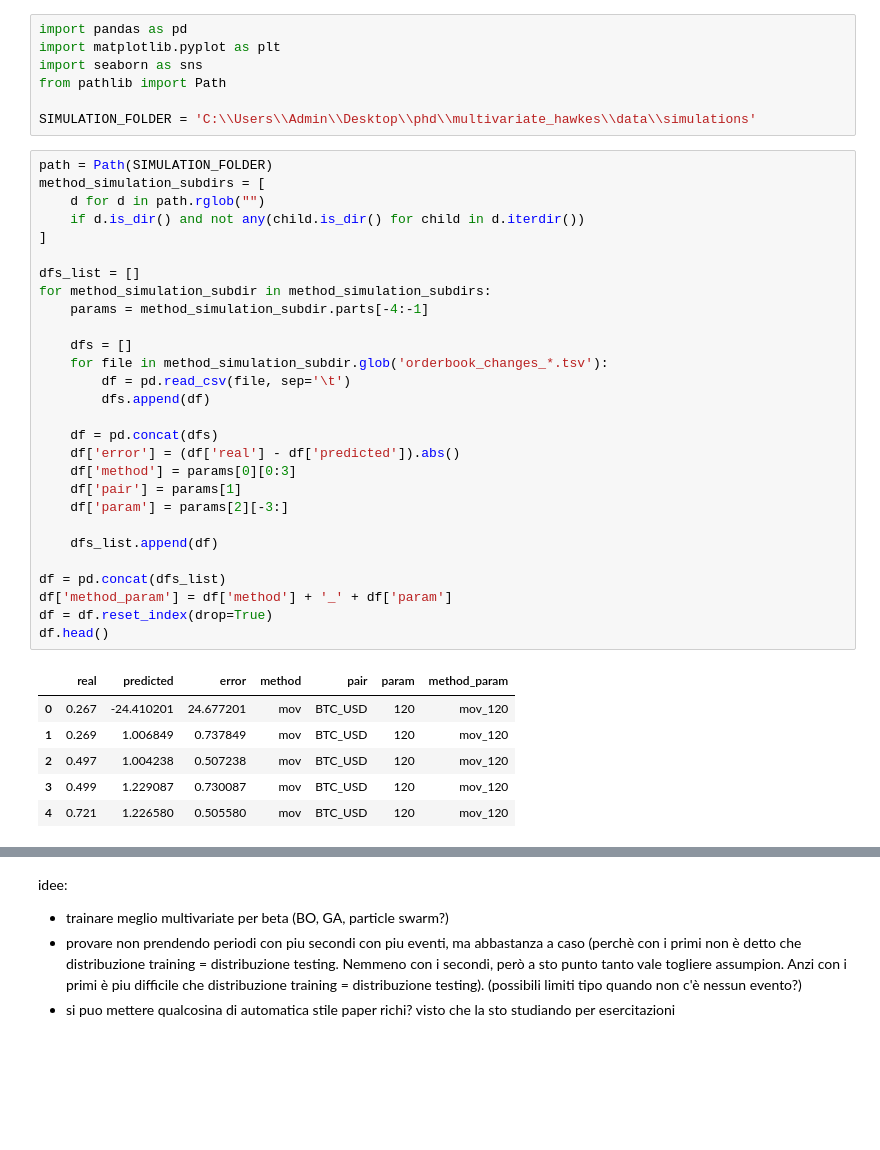
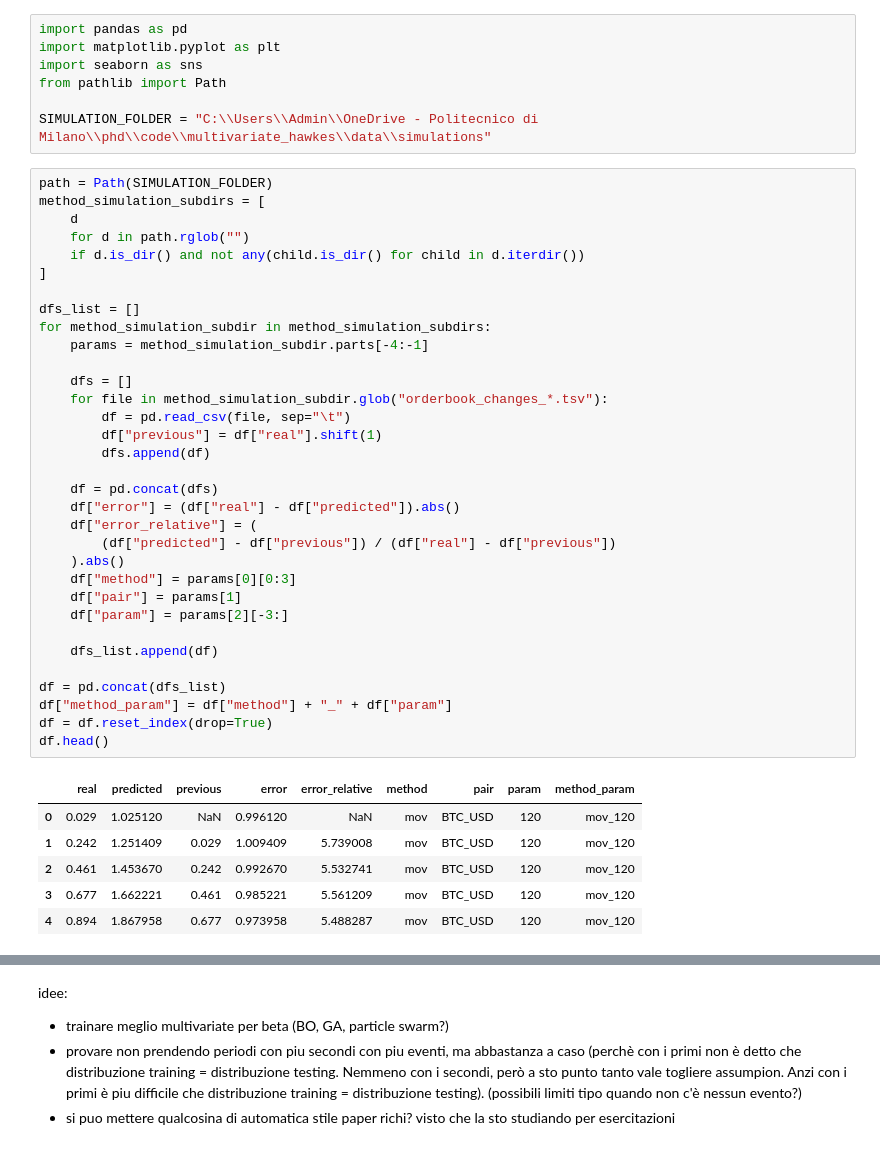
Before and after one commit to daxus4/multivariate_hawkes, a Jupyter notebook: notebook/n20241124_check_accuracy.ipynb, the cells around one changed output, grey strips where cells are left out. Saved outputs shown, nothing was run; the diff lists cells and outputs as text; blank space fills up the shorter version.

```diff
--- a/notebook/n20241124_check_accuracy.ipynb
+++ b/notebook/n20241124_check_accuracy.ipynb
@@ -4,39 +4,44 @@ import matplotlib.pyplot as plt
 import seaborn as sns
 from pathlib import Path
 
-SIMULATION_FOLDER = 'C:\\Users\\Admin\\Desktop\\phd\\multivariate_hawkes\\data\\simulations'
+SIMULATION_FOLDER = "C:\\Users\\Admin\\OneDrive - Politecnico di Milano\\phd\\code\\multivariate_hawkes\\data\\simulations"
 # %%
 path = Path(SIMULATION_FOLDER)
 method_simulation_subdirs = [
-    d for d in path.rglob("")
+    d
+    for d in path.rglob("")
     if d.is_dir() and not any(child.is_dir() for child in d.iterdir())
 ]
 
 dfs_list = []
 for method_simulation_subdir in method_simulation_subdirs:
     params = method_simulation_subdir.parts[-4:-1]
 
     dfs = []
-    for file in method_simulation_subdir.glob('orderbook_changes_*.tsv'):
-        df = pd.read_csv(file, sep='\t')
+    for file in method_simulation_subdir.glob("orderbook_changes_*.tsv"):
+        df = pd.read_csv(file, sep="\t")
+        df["previous"] = df["real"].shift(1)
         dfs.append(df)
 
     df = pd.concat(dfs)
-    df['error'] = (df['real'] - df['predicted']).abs()
-    df['method'] = params[0][0:3]
-    df['pair'] = params[1]
-    df['param'] = params[2][-3:]
+    df["error"] = (df["real"] - df["predicted"]).abs()
+    df["error_relative"] = (
+        (df["predicted"] - df["previous"]) / (df["real"] - df["previous"])
+    ).abs()
+    df["method"] = params[0][0:3]
+    df["pair"] = params[1]
+    df["param"] = params[2][-3:]
 
     dfs_list.append(df)
 
 df = pd.concat(dfs_list)
-df['method_param'] = df['method'] + '_' + df['param']
+df["method_param"] = df["method"] + "_" + df["param"]
 df = df.reset_index(drop=True)
 df.head()
 # %% [output]
-|  | real | predicted | error | method | pair | param | method_param |
-| 0 | 0.267 | -24.410201 | 24.677201 | mov | BTC_USD | 120 | mov_120 |
-| 1 | 0.269 | 1.006849 | 0.737849 | mov | BTC_USD | 120 | mov_120 |
-| 2 | 0.497 | 1.004238 | 0.507238 | mov | BTC_USD | 120 | mov_120 |
-| 3 | 0.499 | 1.229087 | 0.730087 | mov | BTC_USD | 120 | mov_120 |
-| 4 | 0.721 | 1.226580 | 0.505580 | mov | BTC_USD | 120 | mov_120 |
+|  | real | predicted | previous | error | error_relative | method | pair | param | method_param |
+| 0 | 0.029 | 1.025120 | NaN | 0.996120 | NaN | mov | BTC_USD | 120 | mov_120 |
+| 1 | 0.242 | 1.251409 | 0.029 | 1.009409 | 5.739008 | mov | BTC_USD | 120 | mov_120 |
+| 2 | 0.461 | 1.453670 | 0.242 | 0.992670 | 5.532741 | mov | BTC_USD | 120 | mov_120 |
+| 3 | 0.677 | 1.662221 | 0.461 | 0.985221 | 5.561209 | mov | BTC_USD | 120 | mov_120 |
+| 4 | 0.894 | 1.867958 | 0.677 | 0.973958 | 5.488287 | mov | BTC_USD | 120 | mov_120 |
```
Also changed, not shown: parts of 5 cells of this notebook, 16 other files.
